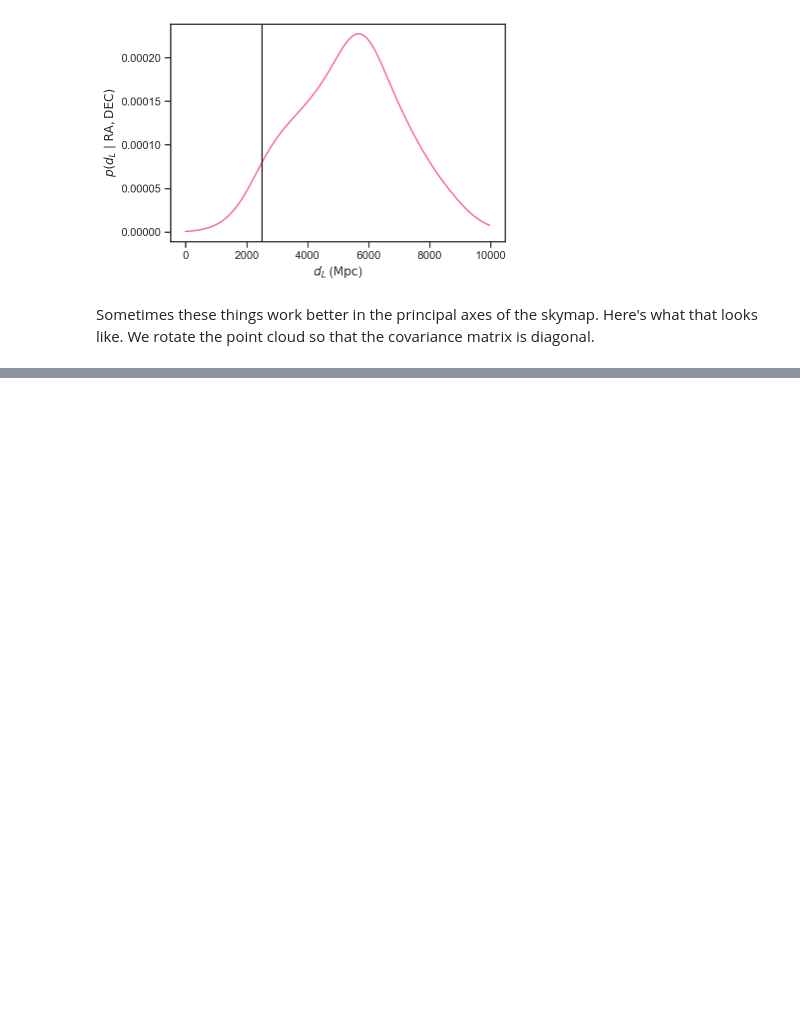
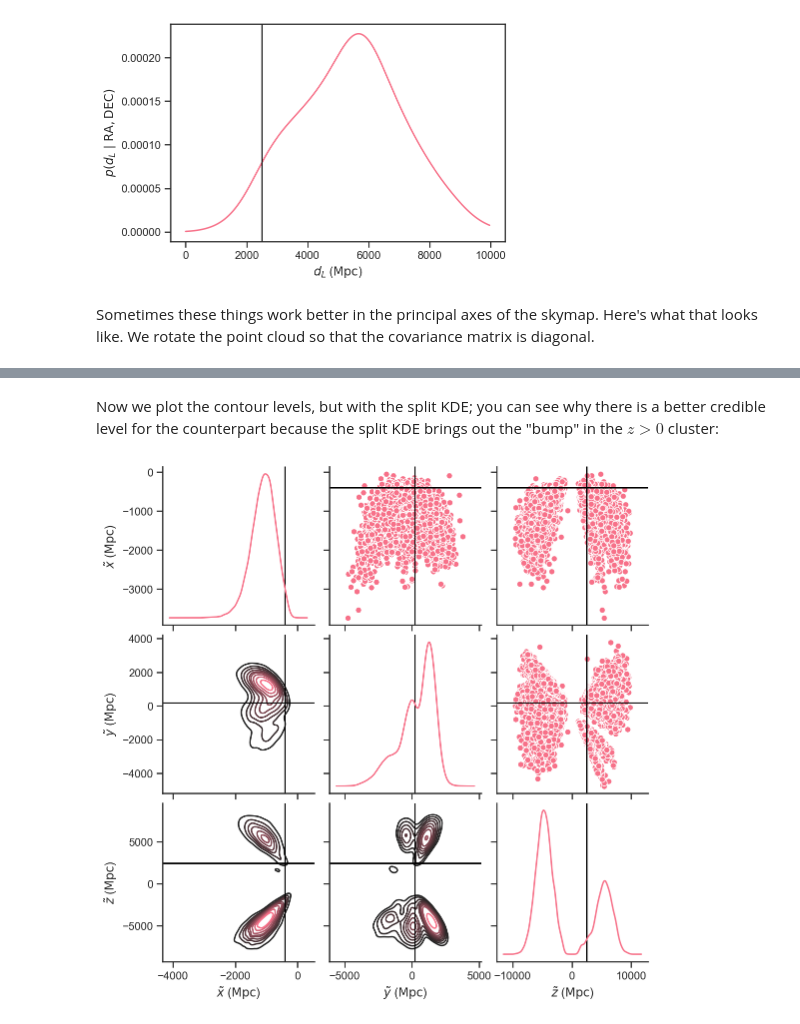
Before and after one commit to farr/GW190521Sky, a Jupyter notebook: CounterpartSky.ipynb, the cells around one changed output, grey strips where cells are left out. Drawn from its saved outputs; the diff is of its cells as text; code cells hidden in the pictures; blank space fills up the shorter version.

Commit message:
Added clustered KDE.

```diff
--- a/CounterpartSky.ipynb
+++ b/CounterpartSky.ipynb
@@ -135,0 +132,10 @@ p_counter = kde(rot_counter)
+# %%
+pos_sel = rot_pts[:,2]>0
+neg_sel = rot_pts[:,2]<0
+N_pos = count_nonzero(pos_sel)
+N_neg = count_nonzero(neg_sel)
+kde_pos = ss.gaussian_kde(rot_pts[pos_sel,:].T)
+kde_neg = ss.gaussian_kde(rot_pts[neg_sel,:].T)
+
+def cdens(pts):
+    return (N_pos*kde_pos(pts) + N_neg*kde_neg(pts))/(N_pos+N_neg)
@@ -139,0 +149,63 @@ Counterpart found at the 0.82 credible level of the posterior
+# %% [markdown]
+Now we plot the contour levels, but with the split KDE; you can see why there is a better credible level for the counterpart because the split KDE brings out the "bump" in the $z > 0$ cluster:
+# %%
+def kdeplot_2d_clevels_split(xs, ys, levels=11, **kwargs):
+    try:
+        len(levels)
+        f = 1 - np.array(levels)
+    except TypeError:
+        f = linspace(0, 1, levels)[1:-1]
+    k_pos = ss.gaussian_kde(row_stack((xs[pos_sel], ys[pos_sel])))
+    k_neg = ss.gaussian_kde(row_stack((xs[neg_sel], ys[neg_sel])))
+    k = lambda pts: (N_pos*k_pos(pts) + N_neg*k_neg(pts))/(N_pos+N_neg)
+    size = max(10*(len(f)+2), 500)
+    c = np.random.choice(len(xs), size=size)
+    p = k(row_stack((xs[c], ys[c])))
+    i = argsort(p)
+    l = array([p[i[int(round(ff*len(i)))]] for ff in f])
+
+    Dx = np.percentile(xs, 99) - np.percentile(xs, 1)
+    Dy = np.percentile(ys, 99) - np.percentile(ys, 1)
+
+    x = linspace(np.percentile(xs, 1)-0.1*Dx, np.percentile(xs, 99)+0.1*Dx, 128)
+    y = linspace(np.percentile(ys, 1)-0.1*Dy, np.percentile(ys, 99)+0.1*Dy, 128)
+
+    XS, YS = meshgrid(x, y, indexing='ij')
+    ZS = k(row_stack((XS.flatten(), YS.flatten()))).reshape(XS.shape)
+
+    if 'cmap' not in kwargs:
+        line, = plot([], [])
+        kwargs['cmap'] = sns.dark_palette(line.get_color(), as_cmap=True)
+
+    ax = kwargs.pop('ax', gca())
+
+    ax.contour(XS, YS, ZS, levels=l, **kwargs)
+
+def kdeplot_split(xs, *args, **kwargs):
+    xmin = np.min(xs)
+    xmax = np.max(xs)
+    Dx = xmax - xmin
+
+    xplot = linspace(xmin-0.1*Dx, xmax+0.1*Dx, 1024)
+    k_pos = ss.gaussian_kde(xs[pos_sel])
+    k_neg = ss.gaussian_kde(xs[neg_sel])
+
+    plot(xplot, (N_pos*k_pos(xplot) + N_neg*k_neg(xplot))/(N_pos+N_neg), *args, **kwargs)
+
+
+with warnings.catch_warnings():
+    warnings.simplefilter('ignore') # Don't bitch about unused 'label' keyword.
+    g = sns.PairGrid(rot_sky, diag_sharey=False)
+    g.map_diag(kdeplot_split)
+    g.map_lower(kdeplot_2d_clevels_split)
+    g.map_upper(sns.scatterplot)
+
+    for i in range(3):
+        for j in range(3):
+            if i == j:
+                g.axes[i,j].axvline(rot_counter[i], color='k')
+            else:
+                g.axes[i,j].axhline(rot_counter[i], color='k')
+                g.axes[i,j].axvline(rot_counter[j], color='k')
+# %% [output]
+[figure, added]
```
Also changed, not shown: parts of 7 cells of this notebook.
